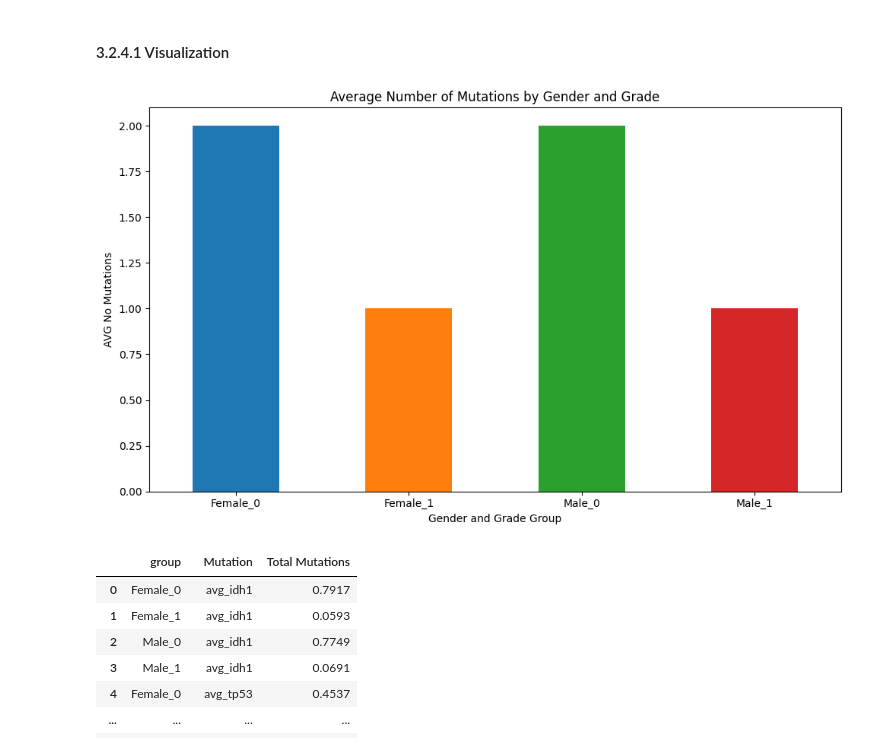
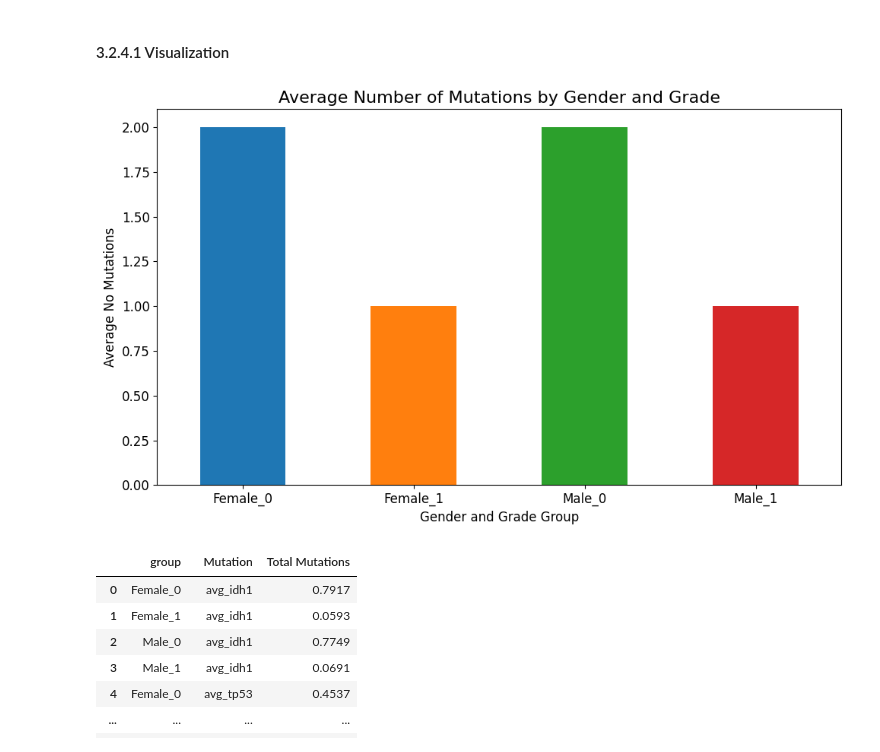
Before and after one commit to AnJoGoe/Mini_Project_SQL, a Jupyter notebook: notebooks/Mini_Project_SQL.ipynb, the cells around one changed output. Saved outputs shown, nothing was run; the diff lists cells and outputs as text; code cells hidden in the pictures.

```diff
--- a/notebooks/Mini_Project_SQL.ipynb
+++ b/notebooks/Mini_Project_SQL.ipynb
@@ -623,33 +673,34 @@ avg_mut_columns
 # %%
 # DataFrame with mutations data
 
 # Combine gender and grade to create groups
 df_avg_mut['group'] = df_avg_mut['gender'] + '_' + df_avg_mut['grade'].astype(str)
 
 
 # Sum mutations across all columns
 df_avg_mut['total_mutations'] = df_avg_mut[avg_mut_columns].sum(axis=1).astype(int)
 
 # Group the data by 'group' and sum the mutation counts
 grouped_data = df_avg_mut.groupby('group')['total_mutations'].sum()
 
 # Define colors for each mutation column
 colors = ['#1f77b4', '#ff7f0e', '#2ca02c', '#d62728']
 
 # Create a bar plot
 plt.figure(figsize=(10, 6))
 grouped_data.plot(kind='bar', color=colors)
-plt.title('Average Number of Mutations by Gender and Grade')
-plt.xlabel('Gender and Grade Group')
-plt.ylabel('AVG No Mutations')
-plt.xticks(rotation=0)
+plt.title('Average Number of Mutations by Gender and Grade', fontsize=16)
+plt.xlabel('Gender and Grade Group', fontsize=12)
+plt.ylabel('Average No Mutations', fontsize=12)
+plt.xticks(rotation=0, fontsize=12)
+plt.yticks(fontsize=12)
 plt.tight_layout()
 
 plt.savefig('../resources/avg_no_mutations_by_gender_grade.png')
 
 plt.show()
 # %% [output]
-[figure, old version]
+[figure, new version]
 # %%
 # Combine gender and grade to create groups
 df_avg_mut['group'] = df_avg_mut['gender'] + '_' + df_avg_mut['grade'].astype(str)
```
Also changed, not shown: parts of 8 cells of this notebook, 5 other files.
